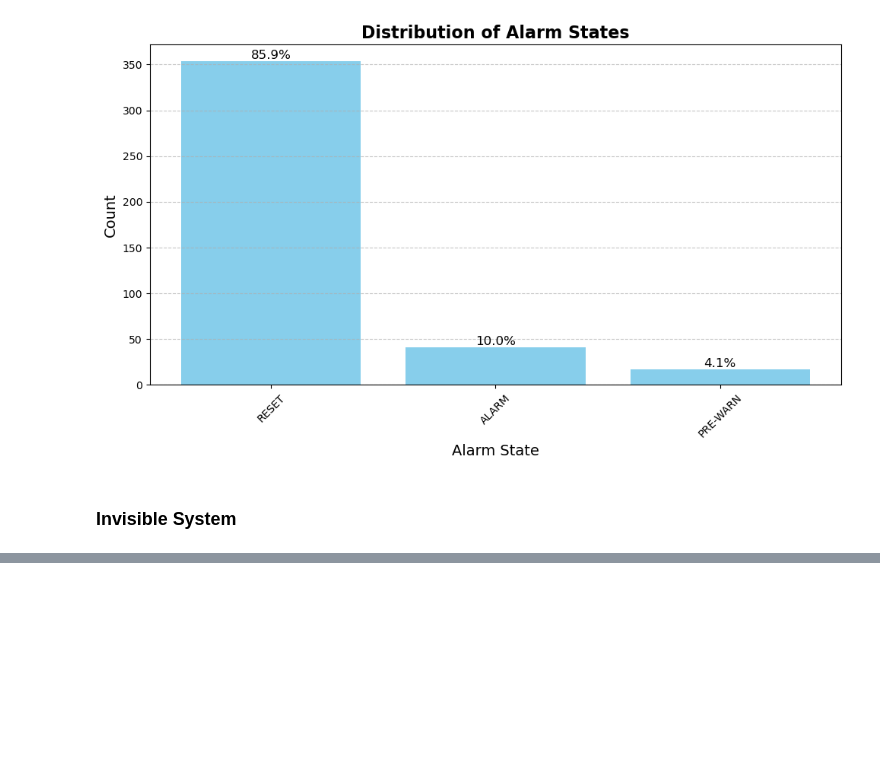
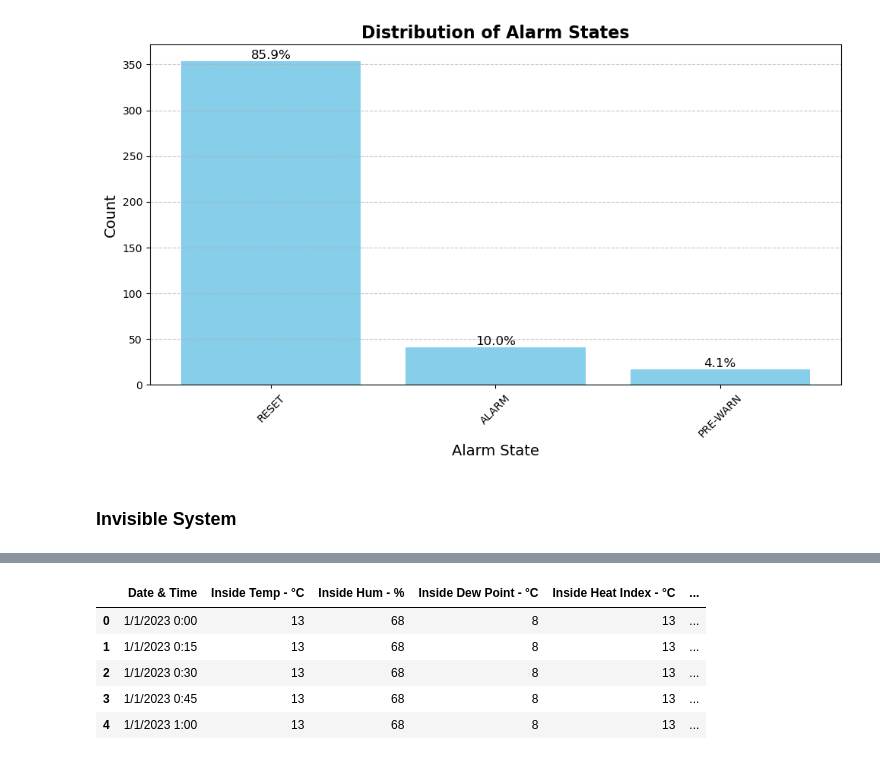
Before and after one commit to oxayavongsa/aai-530-iot, a Jupyter notebook: EDA.ipynb, the cells around one changed output, grey strips where cells are left out. Saved outputs shown, nothing was run; the diff lists cells and outputs as text; code cells hidden in the pictures; blank space fills up the shorter version.

```diff
--- a/EDA.ipynb
+++ b/EDA.ipynb
@@ -334,0 +524,12 @@ plt.show()
+# %%
+# Remove the 'Max' and 'Min' columns
+df_wLink = df_wLink.drop(columns=['High Inside Temp - °C', 'Low Inside Temp - °C', "High Inside Hum - %", "Low Inside Hum - %", "High Bar - mb", "Low Bar - mb"  ])
+# %%
+df_wLink.head()
+# %% [output]
+|  | Date & Time | Inside Temp - °C | Inside Hum - % | Inside Dew Point - °C | Inside Heat Index - °C | ... |
+| 0 | 1/1/2023 0:00 | 13 | 68 | 8 | 13 | ... |
+| 1 | 1/1/2023 0:15 | 13 | 68 | 8 | 13 | ... |
+| 2 | 1/1/2023 0:30 | 13 | 68 | 8 | 13 | ... |
+| 3 | 1/1/2023 0:45 | 13 | 68 | 8 | 13 | ... |
+| 4 | 1/1/2023 1:00 | 13 | 68 | 8 | 13 | ... |
```
Also changed, not shown: parts of 15 cells of this notebook.
